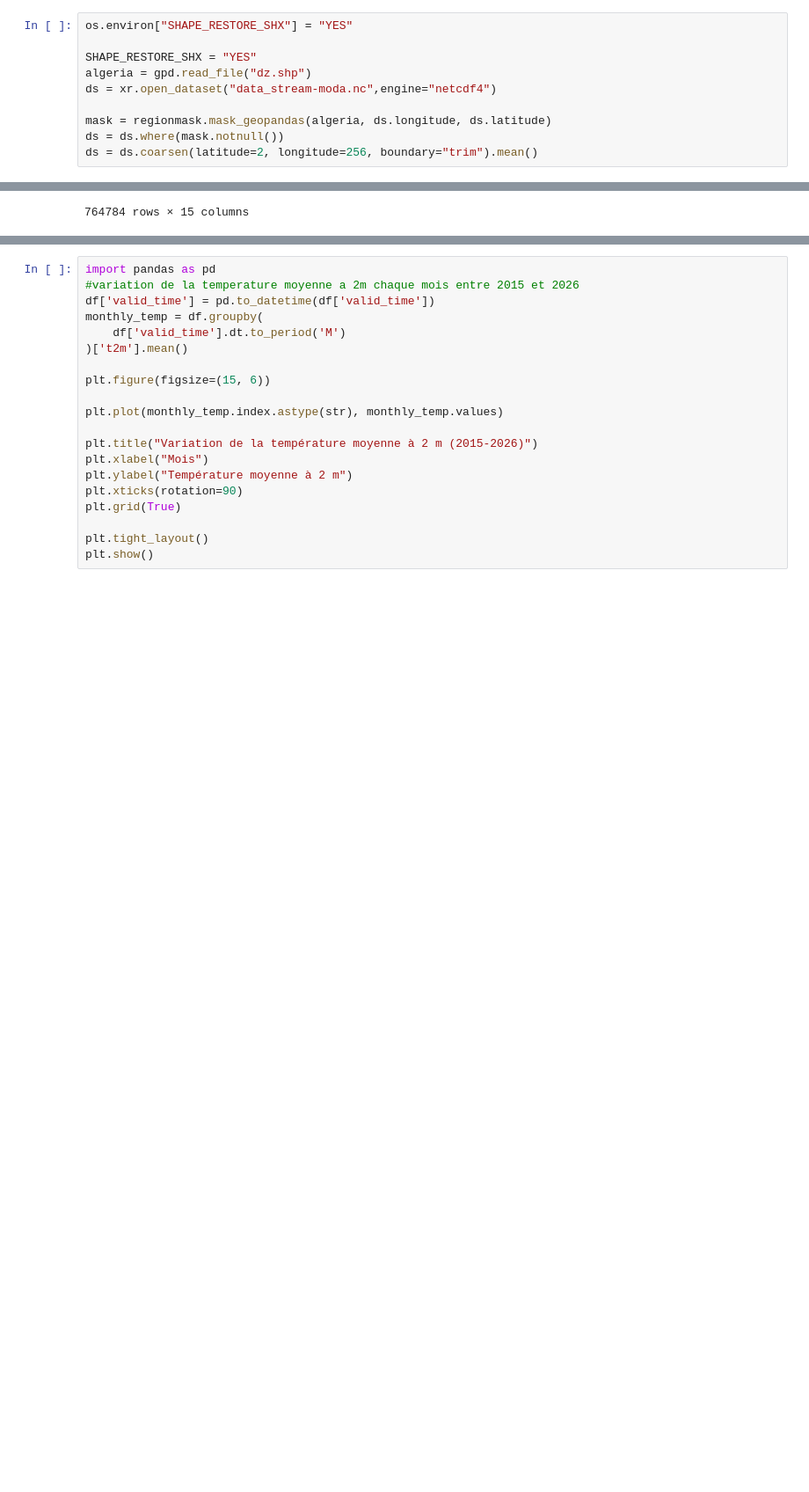
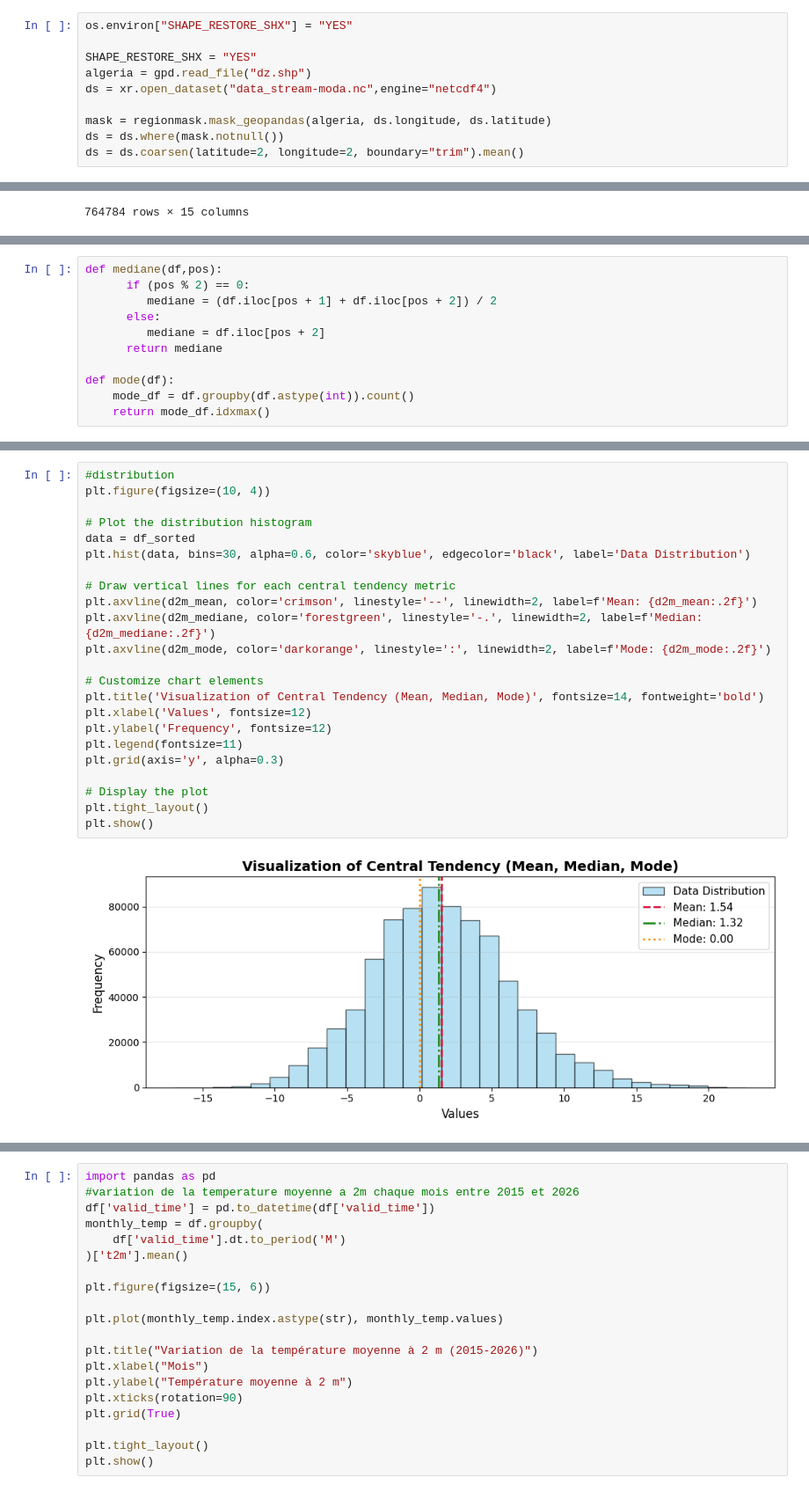
Before and after one commit to asmazemirline/Algeria-Climate-Data-Mining, a Jupyter notebook: data_mining.ipynb, the cells around one changed output, grey strips where cells are left out. Shown at 88% size. Cells and saved outputs as stored; diff of their text form; blank space fills up the shorter version.

```diff
--- a/data_mining.ipynb
+++ b/data_mining.ipynb
@@ -14,7 +15,7 @@ ds = xr.open_dataset("data_stream-moda.nc",engine="netcdf4")
 
 mask = regionmask.mask_geopandas(algeria, ds.longitude, ds.latitude)
 ds = ds.where(mask.notnull())
-ds = ds.coarsen(latitude=2, longitude=256, boundary="trim").mean()
+ds = ds.coarsen(latitude=2, longitude=2, boundary="trim").mean()
 # %%
 df = ds.to_dataframe()
 df = df.dropna()
@@ -66,0 +70,11 @@ df
+# %%
+def mediane(df,pos):
+      if (pos % 2) == 0:
+         mediane = (df.iloc[pos + 1] + df.iloc[pos + 2]) / 2
+      else:
+         mediane = df.iloc[pos + 2]
+      return mediane
+
+def mode(df):
+    mode_df = df.groupby(df.astype(int)).count()
+    return mode_df.idxmax()
@@ -66,0 +117,25 @@ df
+# %%
+#distribution
+plt.figure(figsize=(10, 4))
+
+# Plot the distribution histogram
+data = df_sorted
+plt.hist(data, bins=30, alpha=0.6, color='skyblue', edgecolor='black', label='Data Distribution')
+
+# Draw vertical lines for each central tendency metric
+plt.axvline(d2m_mean, color='crimson', linestyle='--', linewidth=2, label=f'Mean: {d2m_mean:.2f}')
+plt.axvline(d2m_mediane, color='forestgreen', linestyle='-.', linewidth=2, label=f'Median: {d2m_mediane:.2f}')
+plt.axvline(d2m_mode, color='darkorange', linestyle=':', linewidth=2, label=f'Mode: {d2m_mode:.2f}')
+
+# Customize chart elements
+plt.title('Visualization of Central Tendency (Mean, Median, Mode)', fontsize=14, fontweight='bold')
+plt.xlabel('Values', fontsize=12)
+plt.ylabel('Frequency', fontsize=12)
+plt.legend(fontsize=11)
+plt.grid(axis='y', alpha=0.3)
+
+# Display the plot
+plt.tight_layout()
+plt.show()
+# %% [output]
+[figure, added]
```
Also changed, not shown: parts of 6 cells of this notebook.
